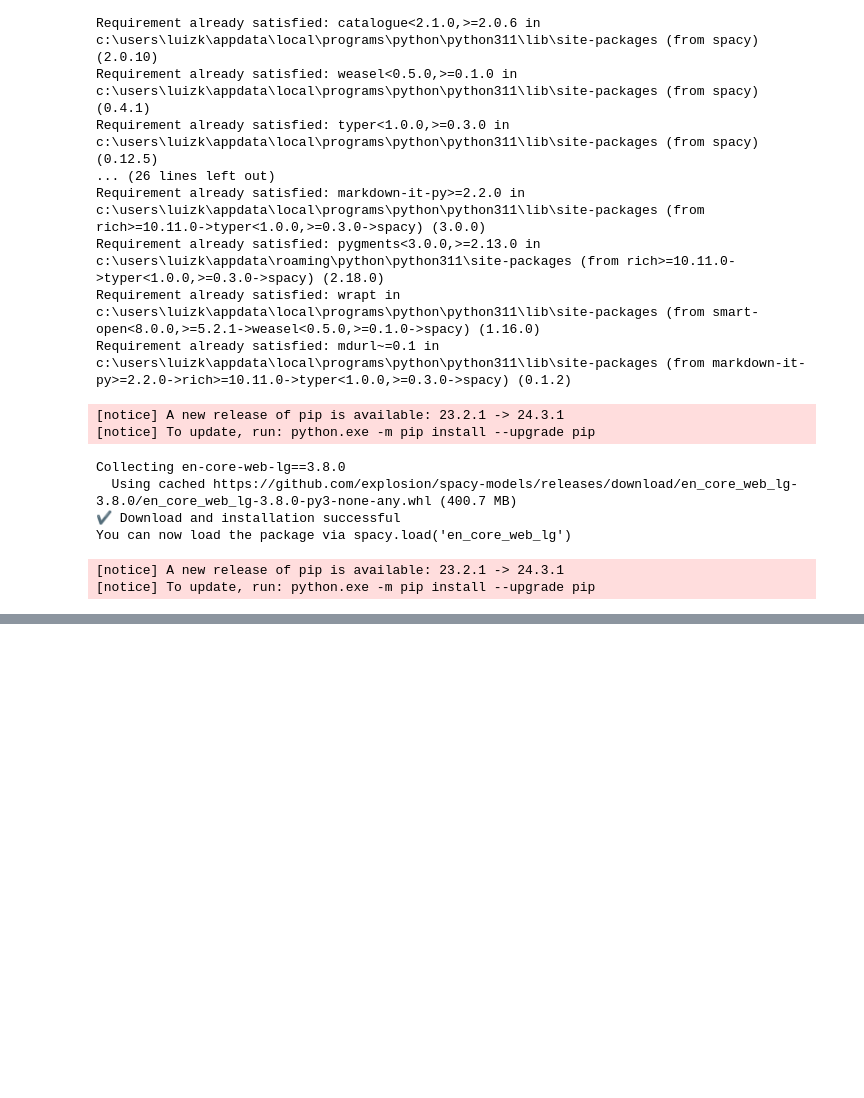
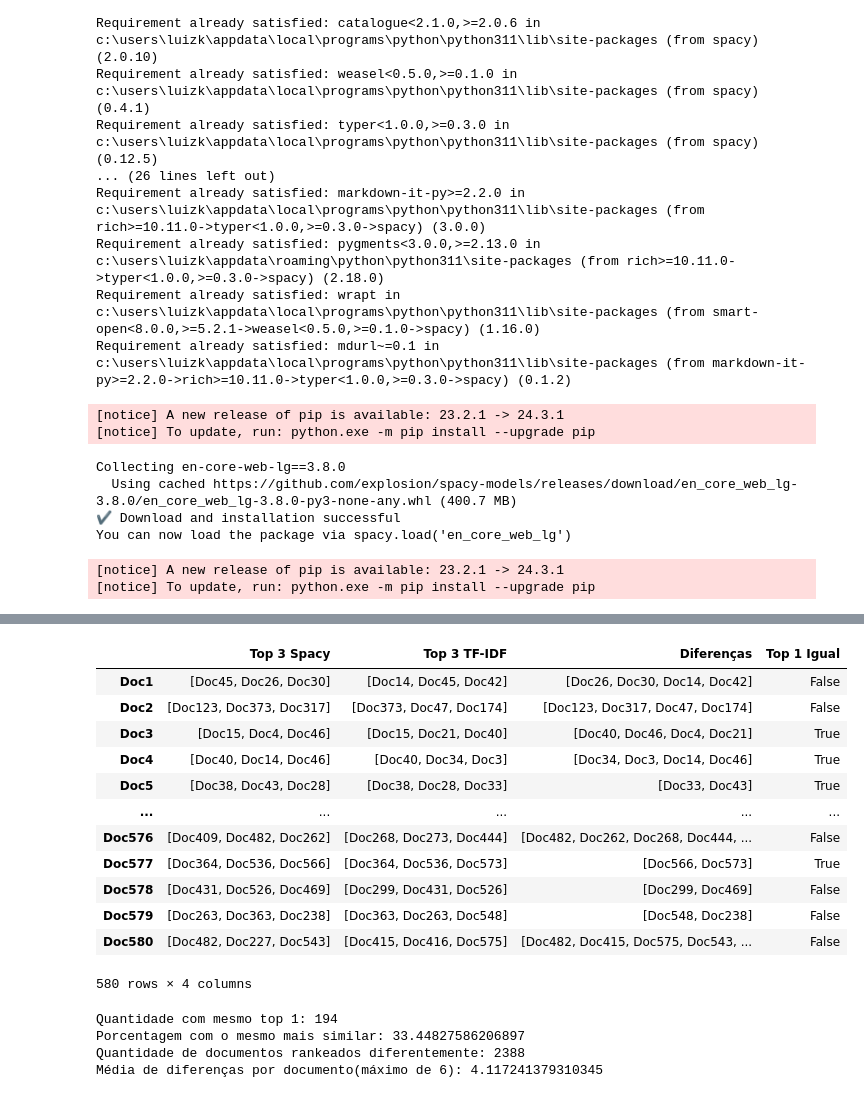
Before and after one commit to luizklitzke1/PLNAV3, a Jupyter notebook: BOW & TFIDF & Word2Vec.ipynb, the cells around one changed output, grey strips where cells are left out. Drawn from its saved outputs; the diff is of its cells as text; code cells hidden in the pictures; blank space fills up the shorter version.

```diff
--- a/BOW & TFIDF & Word2Vec.ipynb
+++ b/BOW & TFIDF & Word2Vec.ipynb
@@ -660,0 +726,69 @@ NameError: name 'documents' is not defined
+# %%
+def get_top_n_similar(df, n=3):
+    top_similar = {}
+    for doc in df.index:
+        # Ordenar os documentos por similaridade em ordem decrescente, excluindo o próprio documento
+        similar_docs = df.loc[doc].sort_values(ascending=False).drop(doc).head(n).index.tolist()
+        top_similar[doc] = similar_docs
+    return top_similar
+
+# Obter os 3 documentos mais similares para cada documento em ambos os métodos
+top_similar_spacy  = get_top_n_similar(df_similareidades)
+top_similar_cosine = get_top_n_similar(cosine_sim_df)
+
+# Comparar os resultados e identificar diferenças
+comaparacoes = {}
+quantidade_diferencas = 0
+quantidade_top_1_igual = 0
+
+for doc in top_similar_spacy:
+    spacy_sim = top_similar_spacy[doc]
+    cosine_sim = top_similar_cosine[doc]
+
+    set_A = set(spacy_sim)
+    set_B = set(cosine_sim)
+    diferencas = (set_A - set_B).union(set_B - set_A)
+
+    top1 = False
+
+    if spacy_sim[0] == cosine_sim[0]:
+        top1 = True
+        quantidade_top_1_igual += 1
+
+    comaparacoes[doc] = {
+        'Top 3 Spacy': top_similar_spacy[doc],
+        'Top 3 TF-IDF': top_similar_cosine[doc],
+        'Diferenças': list(diferencas),
+        'Top 1 Igual' : top1,
+    }
+
+    quantidade_diferencas += len(list(diferencas))
+
+# Exibir os resultados
+comparison_df = pd.DataFrame.from_dict(comaparacoes, orient='index')
+comparison_df
+# %% [output]
+|  | Top 3 Spacy | Top 3 TF-IDF | Diferenças | Top 1 Igual |
+| Doc1 | [Doc45, Doc26, Doc30] | [Doc14, Doc45, Doc42] | [Doc26, Doc30, Doc14, Doc42] | False |
+| Doc2 | [Doc123, Doc373, Doc317] | [Doc373, Doc47, Doc174] | [Doc123, Doc317, Doc47, Doc174] | False |
+| Doc3 | [Doc15, Doc4, Doc46] | [Doc15, Doc21, Doc40] | [Doc40, Doc46, Doc4, Doc21] | True |
+| Doc4 | [Doc40, Doc14, Doc46] | [Doc40, Doc34, Doc3] | [Doc34, Doc3, Doc14, Doc46] | True |
+| Doc5 | [Doc38, Doc43, Doc28] | [Doc38, Doc28, Doc33] | [Doc33, Doc43] | True |
+| ... | ... | ... | ... | ... |
+| Doc576 | [Doc409, Doc482, Doc262] | [Doc268, Doc273, Doc444] | [Doc482, Doc262, Doc268, Doc444, ... | False |
+| Doc577 | [Doc364, Doc536, Doc566] | [Doc364, Doc536, Doc573] | [Doc566, Doc573] | True |
+| Doc578 | [Doc431, Doc526, Doc469] | [Doc299, Doc431, Doc526] | [Doc299, Doc469] | False |
+| Doc579 | [Doc263, Doc363, Doc238] | [Doc363, Doc263, Doc548] | [Doc548, Doc238] | False |
+| Doc580 | [Doc482, Doc227, Doc543] | [Doc415, Doc416, Doc575] | [Doc482, Doc415, Doc575, Doc543, ... | False |
+580 rows × 4 columns
+# %%
+print("Quantidade com mesmo top 1: " + str(quantidade_top_1_igual))
+print ("Porcentagem com o mesmo mais similar: " + str(quantidade_top_1_igual / len(documentos_limpos) * 100))
+
+print("Quantidade de documentos rankeados diferentemente: " + str(quantidade_diferencas))
+print("Média de diferenças por documento(máximo de 6): " + str(quantidade_diferencas/len(documentos_limpos)))
+# %% [output]
+Quantidade com mesmo top 1: 194
+Porcentagem com o mesmo mais similar: 33.44827586206897
+Quantidade de documentos rankeados diferentemente: 2388
+Média de diferenças por documento(máximo de 6): 4.117241379310345
```
Also changed, not shown: parts of 10 cells of this notebook.
